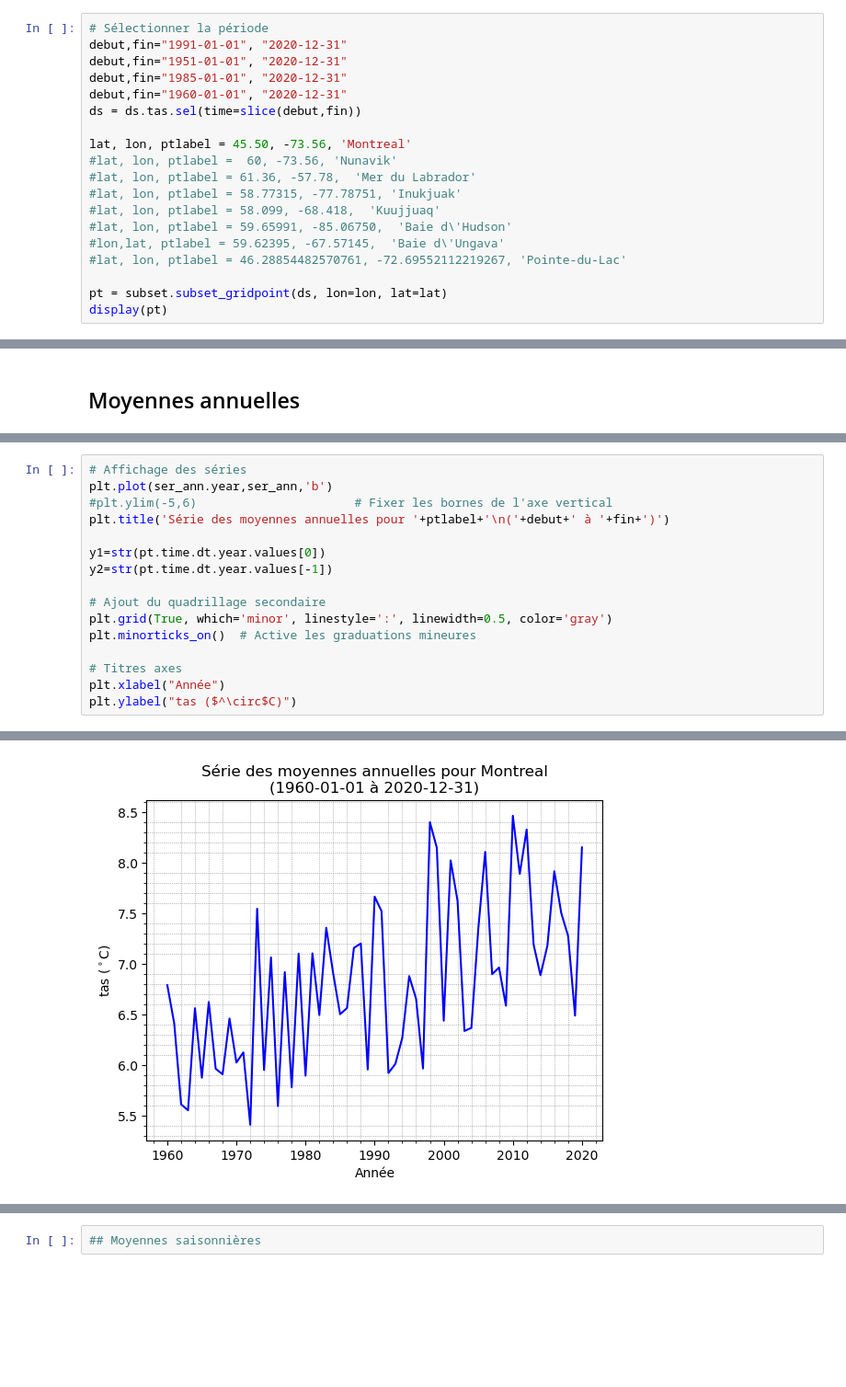
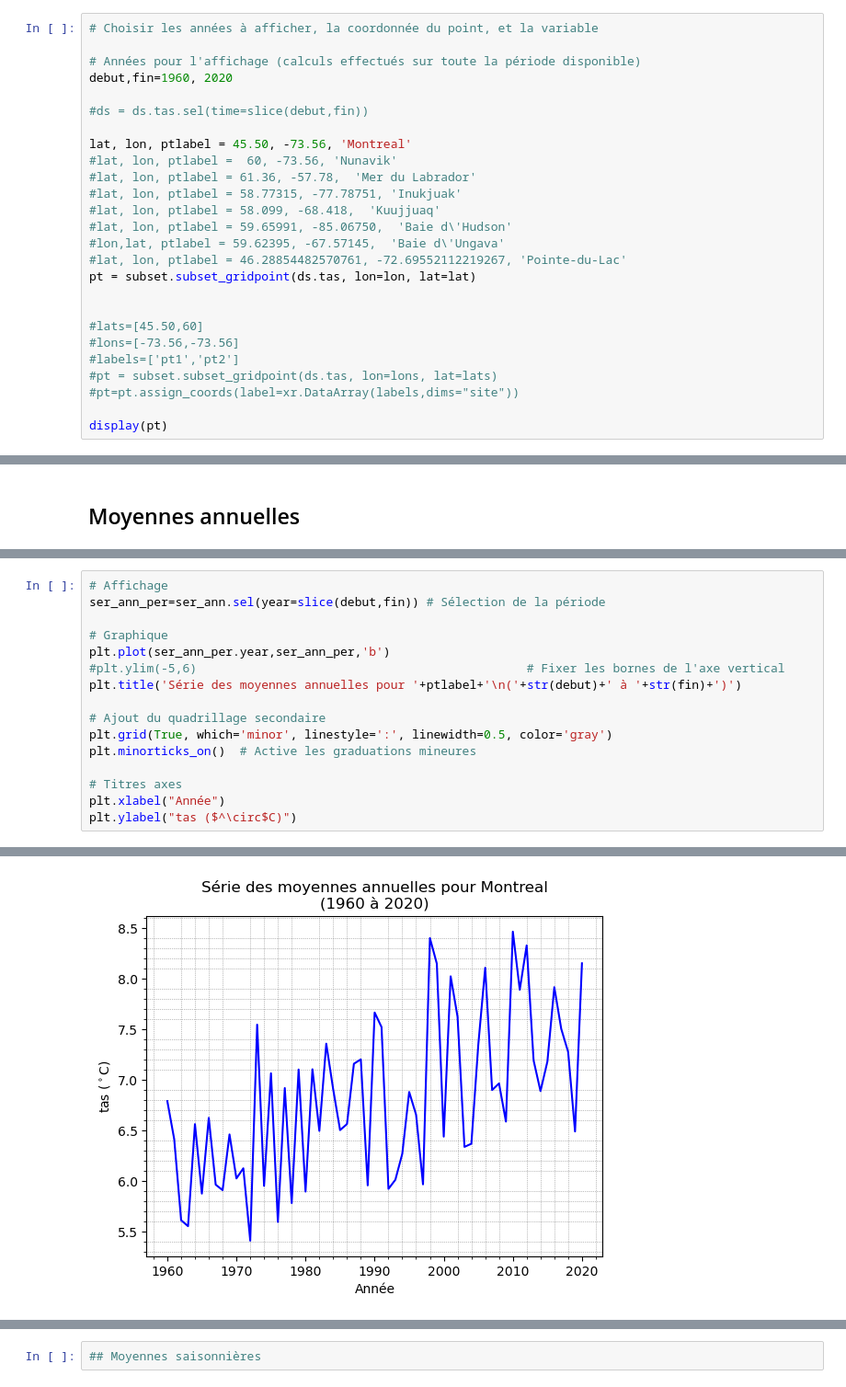
Before and after one commit to Ouranosinc/LabSc, a Jupyter notebook: labsc-notebooks/ERA5_series_moy_ann_sais_mens.ipynb, the cells around one changed output, grey strips where cells are left out. Shown: that part at 92% size. Drawn from its saved outputs; the diff is of its cells as text; blank space fills up the shorter version.

Commit message:
modifs selection periode a lors de affichage

```diff
--- a/labsc-notebooks/ERA5_series_moy_ann_sais_mens.ipynb
+++ b/labsc-notebooks/ERA5_series_moy_ann_sais_mens.ipynb
@@ -148,12 +148,12 @@ Contains modified Copernicus Climate Change Service Information 2020. Neither th
 citation :
 Copernicus Climate Change Service (C3S) (2017): ERA5: Fifth generation of ECMWF atmospheric reanalyses of the global climate . Copernicus Climate Change Service Climate Data Store (CDS), date of acces ...
 # %%
-# Sélectionner la période
-debut,fin="1991-01-01", "2020-12-31"
-debut,fin="1951-01-01", "2020-12-31"
-debut,fin="1985-01-01", "2020-12-31"
-debut,fin="1960-01-01", "2020-12-31"
-ds = ds.tas.sel(time=slice(debut,fin))
+# Choisir les années à afficher, la coordonnée du point, et la variable
+
+# Années pour l'affichage (calculs effectués sur toute la période disponible)
+debut,fin=1960, 2020
+
+#ds = ds.tas.sel(time=slice(debut,fin))
 
 lat, lon, ptlabel = 45.50, -73.56, 'Montreal'
 #lat, lon, ptlabel =  60, -73.56, 'Nunavik'
@@ -163,7 +163,14 @@ lat, lon, ptlabel = 45.50, -73.56, 'Montreal'
 #lat, lon, ptlabel = 59.65991, -85.06750,  'Baie d\'Hudson'
 #lon,lat, ptlabel = 59.62395, -67.57145,  'Baie d\'Ungava'
 #lat, lon, ptlabel = 46.28854482570761, -72.69552112219267, 'Pointe-du-Lac'
+pt = subset.subset_gridpoint(ds.tas, lon=lon, lat=lat)
 
-pt = subset.subset_gridpoint(ds, lon=lon, lat=lat)
+
+#lats=[45.50,60]
+#lons=[-73.56,-73.56]
+#labels=['pt1','pt2']
+#pt = subset.subset_gridpoint(ds.tas, lon=lons, lat=lats)
+#pt=pt.assign_coords(label=xr.DataArray(labels,dims="site"))
+
 display(pt)
 # %% [output]
@@ -251,19 +259,19 @@ Coordinates:
 # %%
-# Affichage des séries
-plt.plot(ser_ann.year,ser_ann,'b')
-#plt.ylim(-5,6)                      # Fixer les bornes de l'axe vertical
-plt.title('Série des moyennes annuelles pour '+ptlabel+'\n('+debut+' à '+fin+')')
+# Affichage
+ser_ann_per=ser_ann.sel(year=slice(debut,fin)) # Sélection de la période
 
-y1=str(pt.time.dt.year.values[0])
-y2=str(pt.time.dt.year.values[-1])
+# Graphique
+plt.plot(ser_ann_per.year,ser_ann_per,'b')
+#plt.ylim(-5,6)                                              # Fixer les bornes de l'axe vertical
+plt.title('Série des moyennes annuelles pour '+ptlabel+'\n('+str(debut)+' à '+str(fin)+')')
 
 # Ajout du quadrillage secondaire
 plt.grid(True, which='minor', linestyle=':', linewidth=0.5, color='gray')
 plt.minorticks_on()  # Active les graduations mineures
 
 # Titres axes
 plt.xlabel("Année")
 plt.ylabel("tas ($^\circ$C)")
 # %% [output]
 Text(0, 0.5, 'tas ($^\\circ$C)')
-[figure, old version]
+[figure, new version]
```
Also changed, not shown: parts of 8 cells of this notebook.
